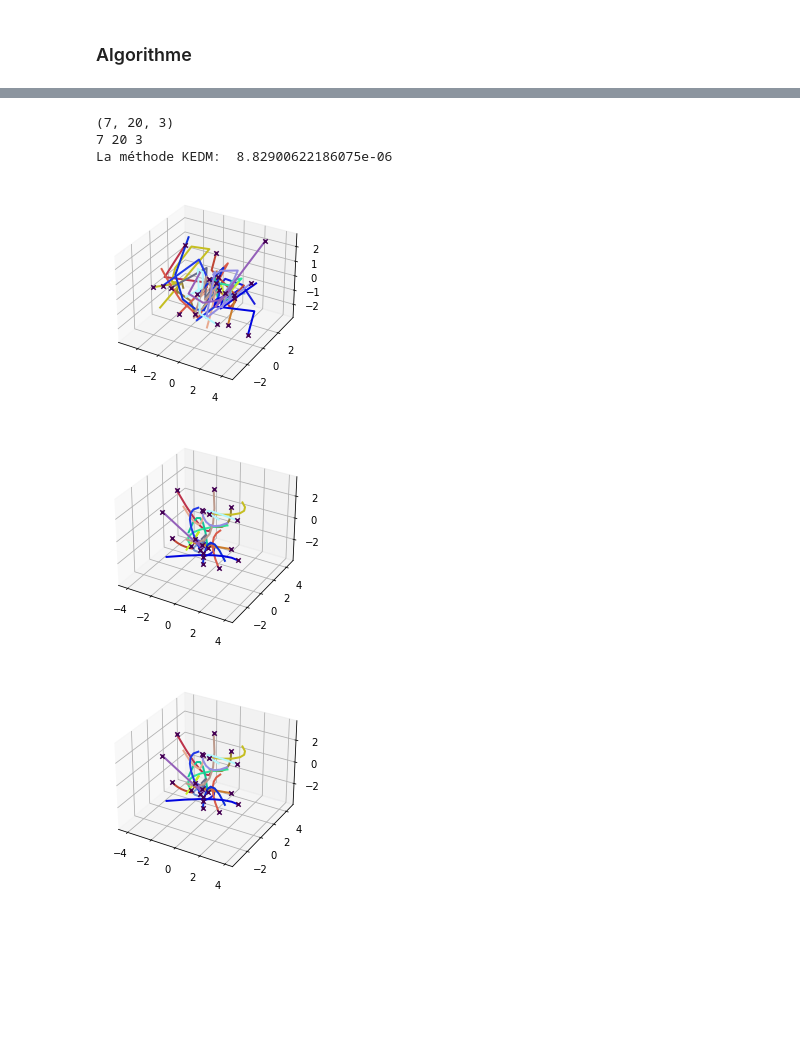
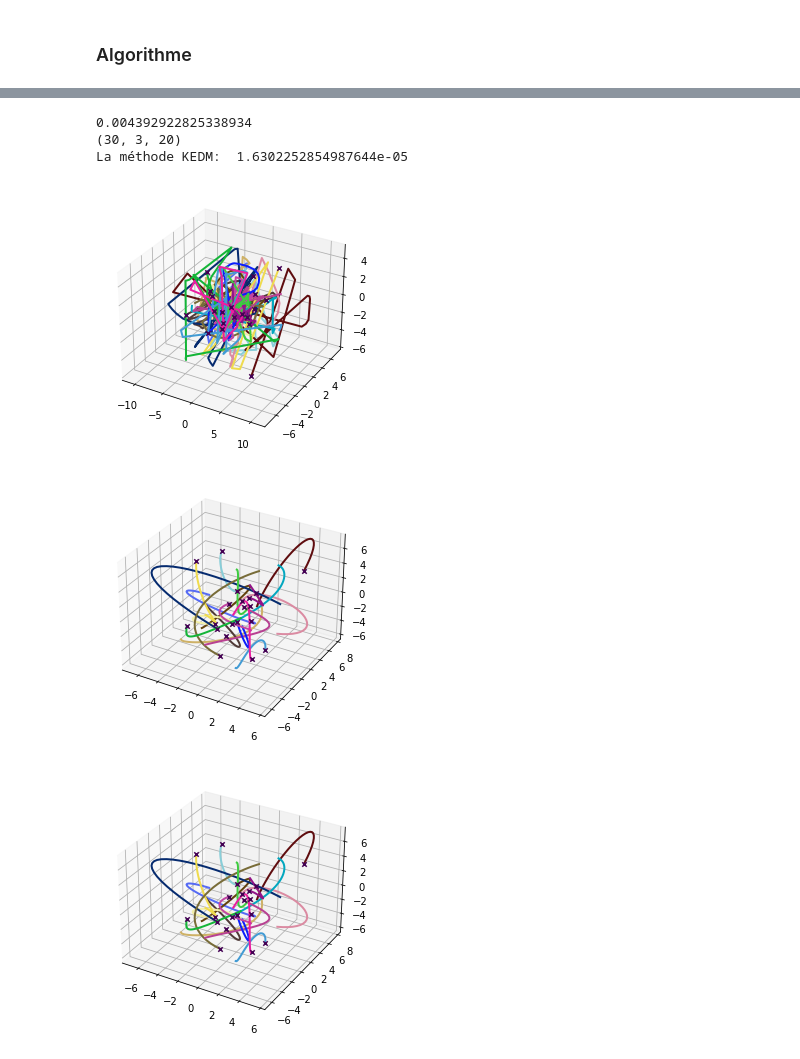
Before and after one commit to Abdellah-Bulaich-Mehamdi/INF580, a Jupyter notebook: INF580.ipynb, the cells around one changed output, grey strips where cells are left out. Cells and saved outputs as stored; diff of their text form; code cells hidden in the pictures; blank space fills up the shorter version.

```diff
--- a/INF580.ipynb
+++ b/INF580.ipynb
@@ -43,14 +43,16 @@ matplotlib.rcParams['animation.embed_limit'] = 2**128
 N = 6       # Nombre de sous-marins
 d = 3       # Dimension
 P = 3       # Degrée dans la trajectoire
-end = -1    #
+std=1
+start = -1   # début
+end = 1    #
+Nt= 5       #nombre de points temporel
 taux = 1    # Taux de connexion
 omega = 1   # Fréquence de la trajectoire périodique
-start = 1   #
 anchor = 4  # Nombre de points d'ancrage pour Procrustes
 
 # Stockage des parametres.
-param = parameters(N, d, P, omega, start, end, taux, anchor)
+param = parameters(N, d, P, std, omega, start, end, Nt, taux, anchor)
 
 # Définition de mode de la trajectoire.
 param.define_mode('polynomial')
@@ -66,18 +70,18 @@ affichage.affichage([realX], param)
 ### Algorithme
 # %%
 # Définition des horizons
-T, N, K = realX.shape
+T, K, N = realX.shape
 # %%
 # Calcul de la distance entre les vecteurs.
 d = rand(T, N, N)
 for t in range(T):
-    d[t] = distance_matrix(realX[t], realX[t])
+    d[t] = distance_matrix(realX[t].T, realX[t].T)
 
 # Calcul de la vitesse d'un sous-marins à tout intervalle du temps.
 v = rand(T-1, N)
 for t in range(T-1):
     for i in range(N):
-        v[t, i] = norm(realX[t, i] - realX[t+1, i])
+        v[t, i] = norm(realX[t, :, i].T - realX[t+1,:,  i].T)
 # %%
 # Sauvegarde des données dans un fichier .dat
 file = open("ampl/dgp-python.dat", "w")
@@ -171,17 +179,19 @@ La méthode de base:  2.0756413769096895e-06
 N = 20       # Nombre de sous-marins
 d = 3       # Dimension
 P = 3       # Degrée dans la trajectoire
-end = -1    #
+std=1
+start = -1   # début
+end = 1    #
+Nt= 30       #nombre de points temporel
 taux = 1    # Taux de connexion
 omega = 1   # Fréquence de la trajectoire périodique
-start = 1   #
 anchor = 4  # Nombre de points d'ancrage pour Procrustes
 
 # Stockage des parametres.
-param = parameters(N, d, P, omega, start, end, taux, anchor)
+param = parameters(N, d, P, std, omega, start, end, Nt, taux, anchor)
 
 # Définition de mode de la trajectoire.
-param.define_mode('polynomial')
+param.define_mode('bandlimited')
 # %%
 # Génération d'une trajectoire, des points.
 A = annexe.generate_A(param)
@@ -219,12 +245,13 @@ Gk = optimization.optim_kdm(realD, param)
 # %%
 # La reconstruction
-xk, xk_aligned, xk_fin, ek = optimization.reconstruction(Gk, realX, param)
+Gkbis=np.array([Gk[i].value for i in range(len(Gk))])
+xk, xk_aligned, xk_fin, ek = optimization.reconstruction_kedm(Gkbis, realX, param)
 affichage.affichage([xk, xk_fin, xk_aligned], param)
 print("La méthode KEDM: ", ek)
 # %% [output]
-(7, 20, 3)
-7 20 3
-La méthode KEDM:  8.82900622186075e-06
+0.004392922825338934
+(30, 3, 20)
+La méthode KEDM:  1.6302252854987644e-05
-[figure, old version]
+[figure, new version]
-[figure, old version]
+[figure, new version]
-[figure, old version]
+[figure, new version]
```
Also changed, not shown: parts of 6 cells of this notebook, 5 other files.
